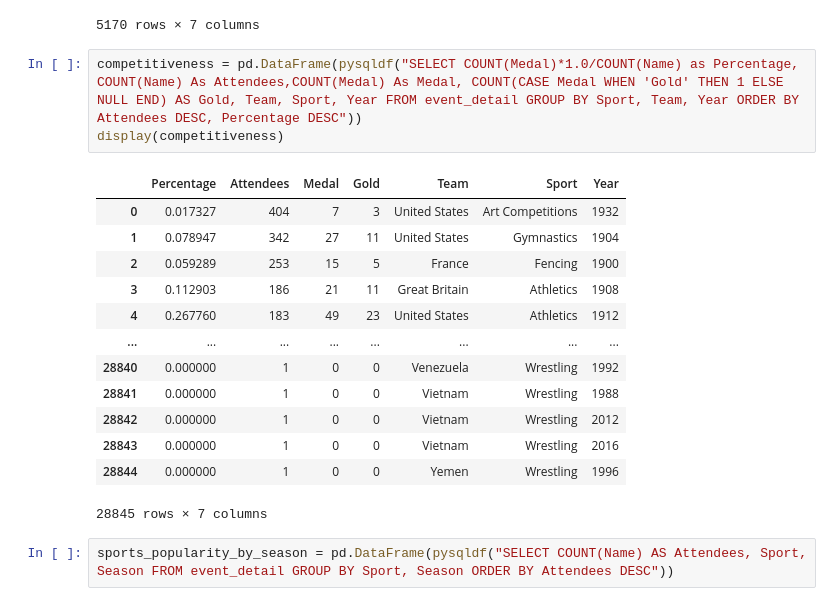
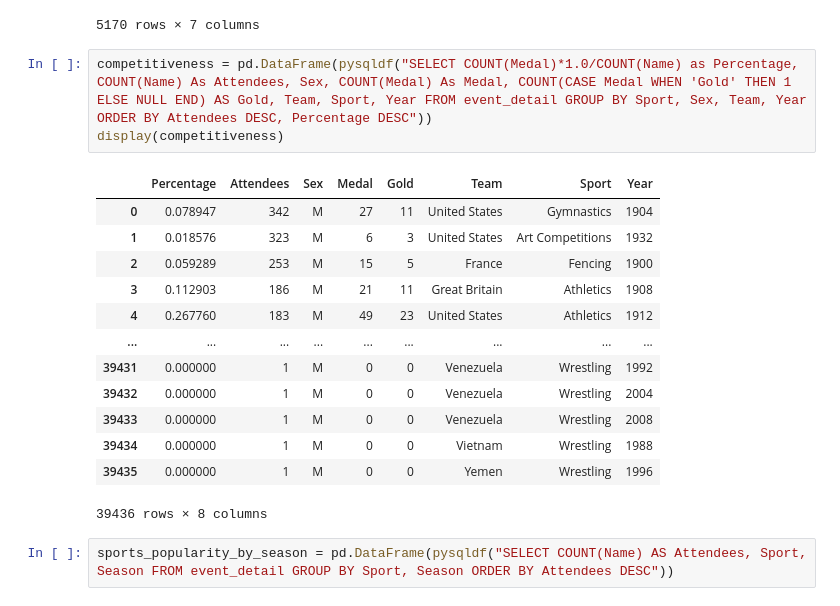
Before and after one commit to youngwolf111/ds_capstone, a Jupyter notebook: athlete_events_analysis.ipynb, the cells around one changed output. Saved outputs shown, nothing was run; the diff lists cells and outputs as text.

```diff
--- a/athlete_events_analysis.ipynb
+++ b/athlete_events_analysis.ipynb
@@ -120,22 +120,22 @@ display(medal_standings_by_region)
 | 5169 | 1 | 0 | 0 | 0 | 0 | Yugoslavia | 1932 |
 5170 rows × 7 columns
 # %%
-competitiveness = pd.DataFrame(pysqldf("SELECT COUNT(Medal)*1.0/COUNT(Name) as Percentage, COUNT(Name) As Attendees,COUNT(Medal) As Medal, COUNT(CASE Medal WHEN 'Gold' THEN 1 ELSE NULL END) AS Gold, Team, Sport, Year FROM event_detail GROUP BY Sport, Team, Year ORDER BY Attendees DESC, Percentage DESC"))
+competitiveness = pd.DataFrame(pysqldf("SELECT COUNT(Medal)*1.0/COUNT(Name) as Percentage, COUNT(Name) As Attendees, Sex, COUNT(Medal) As Medal, COUNT(CASE Medal WHEN 'Gold' THEN 1 ELSE NULL END) AS Gold, Team, Sport, Year FROM event_detail GROUP BY Sport, Sex, Team, Year ORDER BY Attendees DESC, Percentage DESC"))
 display(competitiveness)
 # %% [output]
-|  | Percentage | Attendees | Medal | Gold | Team | Sport | Year |
-| 0 | 0.017327 | 404 | 7 | 3 | United States | Art Competitions | 1932 |
-| 1 | 0.078947 | 342 | 27 | 11 | United States | Gymnastics | 1904 |
-| 2 | 0.059289 | 253 | 15 | 5 | France | Fencing | 1900 |
-| 3 | 0.112903 | 186 | 21 | 11 | Great Britain | Athletics | 1908 |
-| 4 | 0.267760 | 183 | 49 | 23 | United States | Athletics | 1912 |
-| ... | ... | ... | ... | ... | ... | ... | ... |
-| 28840 | 0.000000 | 1 | 0 | 0 | Venezuela | Wrestling | 1992 |
-| 28841 | 0.000000 | 1 | 0 | 0 | Vietnam | Wrestling | 1988 |
-| 28842 | 0.000000 | 1 | 0 | 0 | Vietnam | Wrestling | 2012 |
-| 28843 | 0.000000 | 1 | 0 | 0 | Vietnam | Wrestling | 2016 |
-| 28844 | 0.000000 | 1 | 0 | 0 | Yemen | Wrestling | 1996 |
+|  | Percentage | Attendees | Sex | Medal | Gold | Team | Sport | Year |
+| 0 | 0.078947 | 342 | M | 27 | 11 | United States | Gymnastics | 1904 |
+| 1 | 0.018576 | 323 | M | 6 | 3 | United States | Art Competitions | 1932 |
+| 2 | 0.059289 | 253 | M | 15 | 5 | France | Fencing | 1900 |
+| 3 | 0.112903 | 186 | M | 21 | 11 | Great Britain | Athletics | 1908 |
+| 4 | 0.267760 | 183 | M | 49 | 23 | United States | Athletics | 1912 |
+| ... | ... | ... | ... | ... | ... | ... | ... | ... |
+| 39431 | 0.000000 | 1 | M | 0 | 0 | Venezuela | Wrestling | 1992 |
+| 39432 | 0.000000 | 1 | M | 0 | 0 | Venezuela | Wrestling | 2004 |
+| 39433 | 0.000000 | 1 | M | 0 | 0 | Venezuela | Wrestling | 2008 |
+| 39434 | 0.000000 | 1 | M | 0 | 0 | Vietnam | Wrestling | 1988 |
+| 39435 | 0.000000 | 1 | M | 0 | 0 | Yemen | Wrestling | 1996 |
-28845 rows × 7 columns
+39436 rows × 8 columns
 # %%
 sports_popularity_by_season = pd.DataFrame(pysqldf("SELECT COUNT(Name) AS Attendees, Sport, Season FROM event_detail GROUP BY Sport, Season ORDER BY Attendees DESC"))
 # %%
```
Also changed, not shown: 2 other files.
